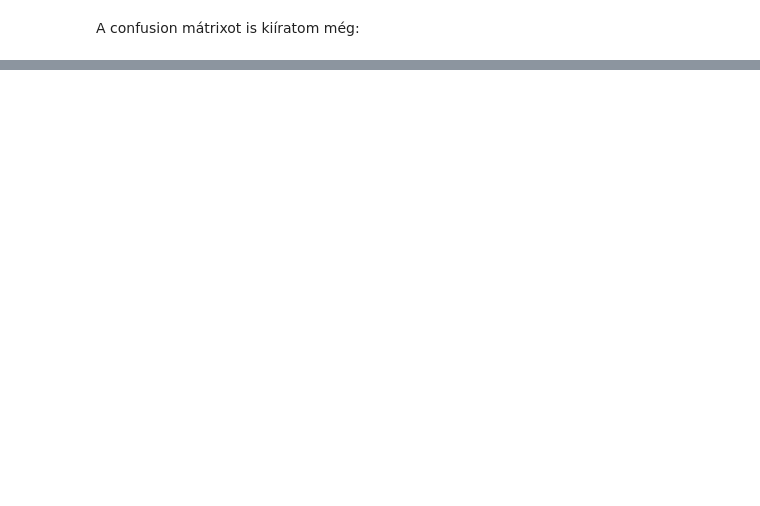
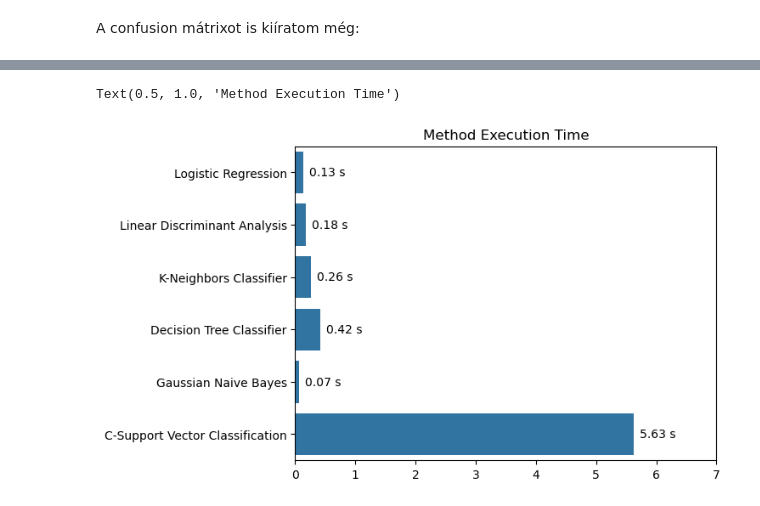
Before and after one commit to supernauth/apple_qualities, a Jupyter notebook: apples.ipynb, the cells around one changed output, grey strips where cells are left out. Drawn from its saved outputs; the diff is of its cells as text; code cells hidden in the pictures; blank space fills up the shorter version.

```diff
--- a/apples.ipynb
+++ b/apples.ipynb
@@ -259,0 +282,17 @@ Confusion Matrix:
+# %%
+import math
+
+ax2 = sns.barplot(
+        y=method_names,
+        x=method_execution_time
+        )
+
+ax2.set_xlim(0, math.ceil(max(method_execution_time) + 1))
+
+for i, v in enumerate(method_execution_time):
+    ax2.text(v + 0.1, i, f'{v:.2f} s', va='center', fontsize=10, color='black')
+
+ax2.set_title("Method Execution Time")
+# %% [output]
+Text(0.5, 1.0, 'Method Execution Time')
+[figure, added]
```
Also changed, not shown: parts of 16 cells of this notebook.
